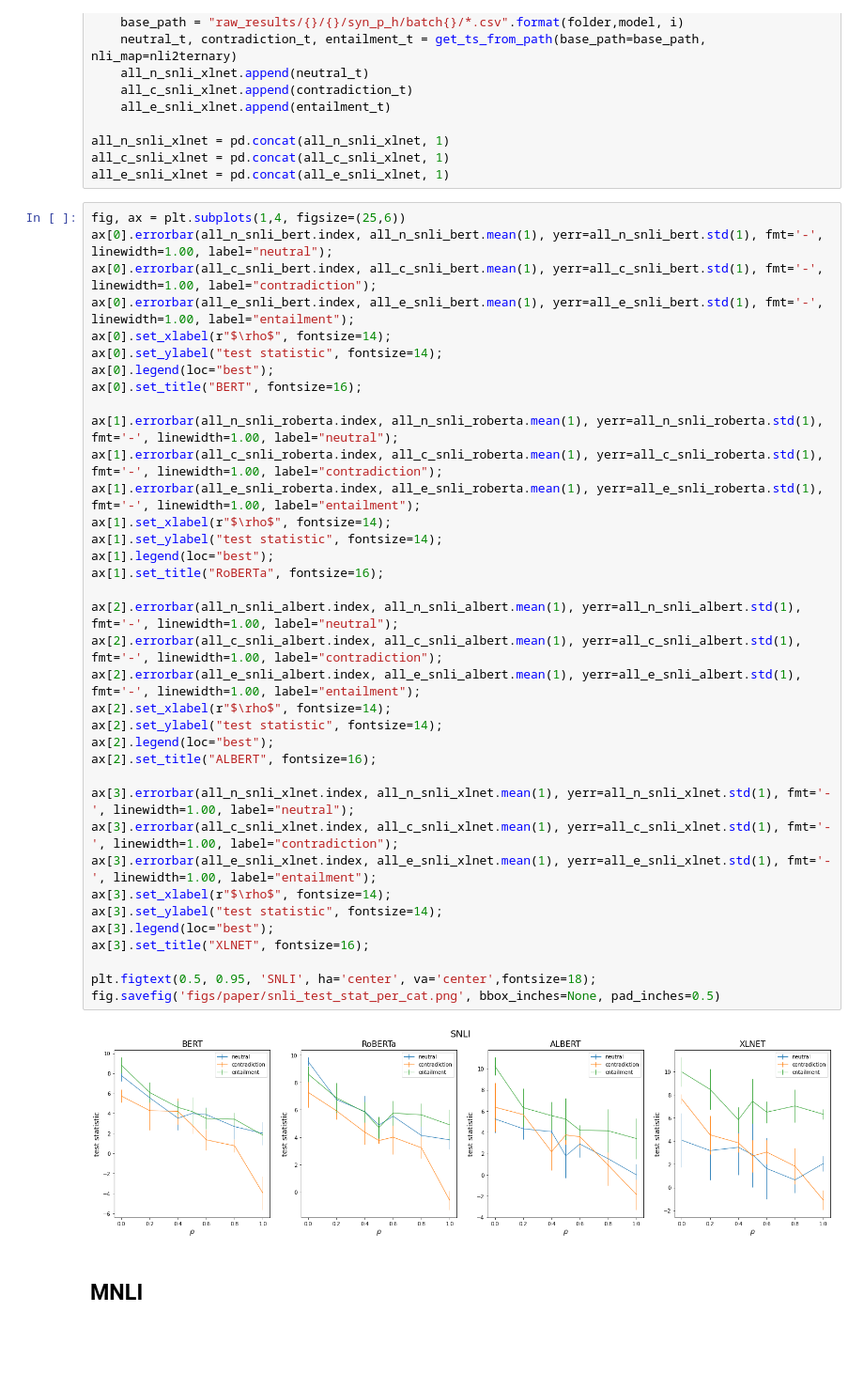
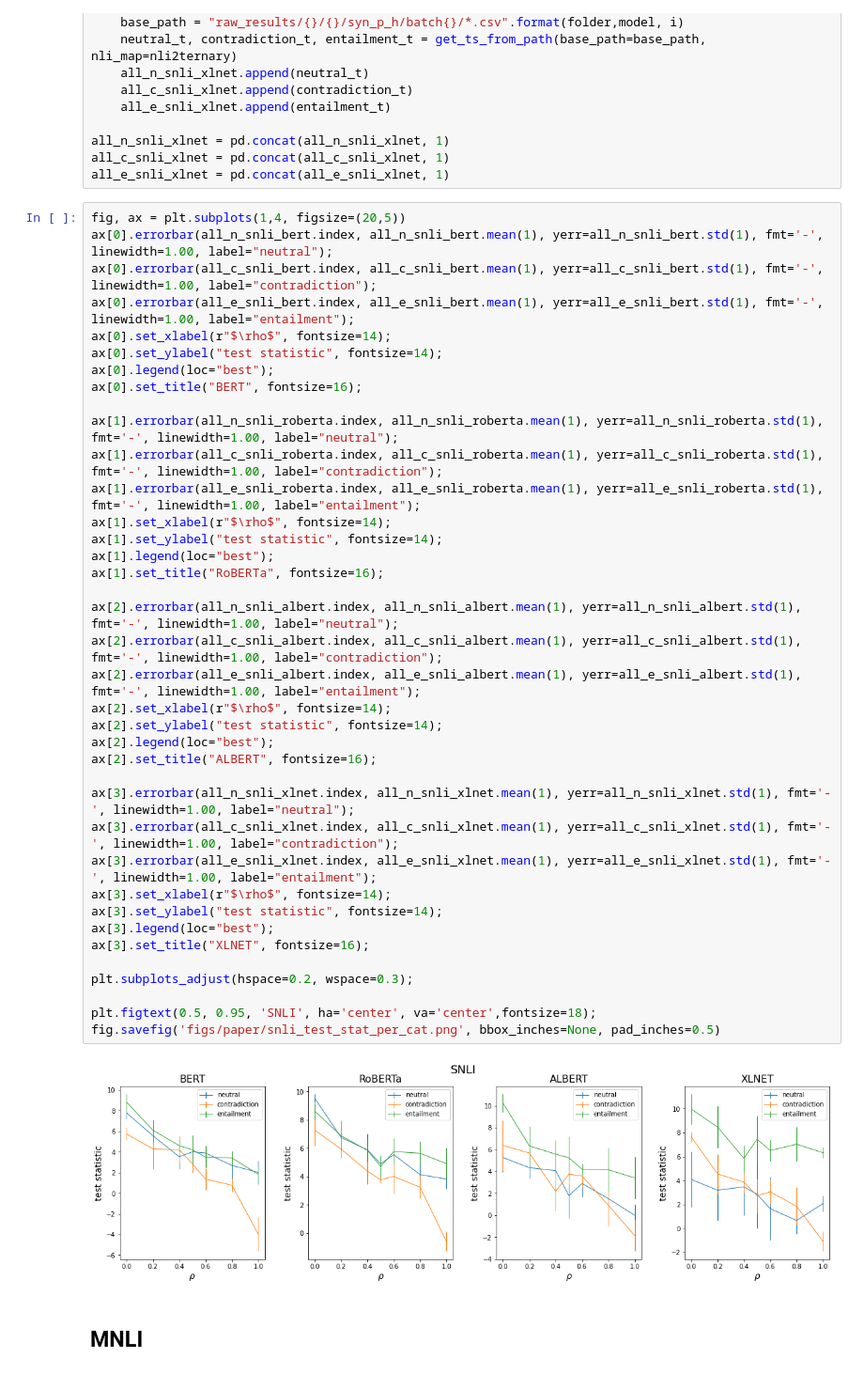
Before and after one commit to lukewanless/looking-for-equivalences, a Jupyter notebook: src/analysis2_deep_learning.ipynb, the cells around one changed output. Shown at 94% size. Saved outputs shown, nothing was run; the diff lists cells and outputs as text; blank space fills up the shorter version.

```diff
--- a/src/analysis2_deep_learning.ipynb
+++ b/src/analysis2_deep_learning.ipynb
@@ -895,7 +923,7 @@ all_n_snli_xlnet = pd.concat(all_n_snli_xlnet, 1)
 all_c_snli_xlnet = pd.concat(all_c_snli_xlnet, 1)
 all_e_snli_xlnet = pd.concat(all_e_snli_xlnet, 1)
 # %%
-fig, ax = plt.subplots(1,4, figsize=(25,6))
+fig, ax = plt.subplots(1,4, figsize=(20,5))
 ax[0].errorbar(all_n_snli_bert.index, all_n_snli_bert.mean(1), yerr=all_n_snli_bert.std(1), fmt='-', linewidth=1.00, label="neutral");
 ax[0].errorbar(all_c_snli_bert.index, all_c_snli_bert.mean(1), yerr=all_c_snli_bert.std(1), fmt='-', linewidth=1.00, label="contradiction");
 ax[0].errorbar(all_e_snli_bert.index, all_e_snli_bert.mean(1), yerr=all_e_snli_bert.std(1), fmt='-', linewidth=1.00, label="entailment");
@@ -904,34 +932,36 @@ ax[0].set_ylabel("test statistic", fontsize=14);
 ax[0].legend(loc="best");
 ax[0].set_title("BERT", fontsize=16);
 
 ax[1].errorbar(all_n_snli_roberta.index, all_n_snli_roberta.mean(1), yerr=all_n_snli_roberta.std(1), fmt='-', linewidth=1.00, label="neutral");
 ax[1].errorbar(all_c_snli_roberta.index, all_c_snli_roberta.mean(1), yerr=all_c_snli_roberta.std(1), fmt='-', linewidth=1.00, label="contradiction");
 ax[1].errorbar(all_e_snli_roberta.index, all_e_snli_roberta.mean(1), yerr=all_e_snli_roberta.std(1), fmt='-', linewidth=1.00, label="entailment");
 ax[1].set_xlabel(r"$\rho$", fontsize=14);
 ax[1].set_ylabel("test statistic", fontsize=14);
 ax[1].legend(loc="best");
 ax[1].set_title("RoBERTa", fontsize=16);
 
 ax[2].errorbar(all_n_snli_albert.index, all_n_snli_albert.mean(1), yerr=all_n_snli_albert.std(1), fmt='-', linewidth=1.00, label="neutral");
 ax[2].errorbar(all_c_snli_albert.index, all_c_snli_albert.mean(1), yerr=all_c_snli_albert.std(1), fmt='-', linewidth=1.00, label="contradiction");
 ax[2].errorbar(all_e_snli_albert.index, all_e_snli_albert.mean(1), yerr=all_e_snli_albert.std(1), fmt='-', linewidth=1.00, label="entailment");
 ax[2].set_xlabel(r"$\rho$", fontsize=14);
 ax[2].set_ylabel("test statistic", fontsize=14);
 ax[2].legend(loc="best");
 ax[2].set_title("ALBERT", fontsize=16);
 
 ax[3].errorbar(all_n_snli_xlnet.index, all_n_snli_xlnet.mean(1), yerr=all_n_snli_xlnet.std(1), fmt='-', linewidth=1.00, label="neutral");
 ax[3].errorbar(all_c_snli_xlnet.index, all_c_snli_xlnet.mean(1), yerr=all_c_snli_xlnet.std(1), fmt='-', linewidth=1.00, label="contradiction");
 ax[3].errorbar(all_e_snli_xlnet.index, all_e_snli_xlnet.mean(1), yerr=all_e_snli_xlnet.std(1), fmt='-', linewidth=1.00, label="entailment");
 ax[3].set_xlabel(r"$\rho$", fontsize=14);
 ax[3].set_ylabel("test statistic", fontsize=14);
 ax[3].legend(loc="best");
 ax[3].set_title("XLNET", fontsize=16);
 
+plt.subplots_adjust(hspace=0.2, wspace=0.3);
+
 plt.figtext(0.5, 0.95, 'SNLI', ha='center', va='center',fontsize=18);
 fig.savefig('figs/paper/snli_test_stat_per_cat.png', bbox_inches=None, pad_inches=0.5)
 # %% [output]
-[figure, old version]
+[figure, new version]
 # %% [markdown]
 ## MNLI
 # %%
```
Also changed, not shown: parts of 10 cells of this notebook, 9 other files.
